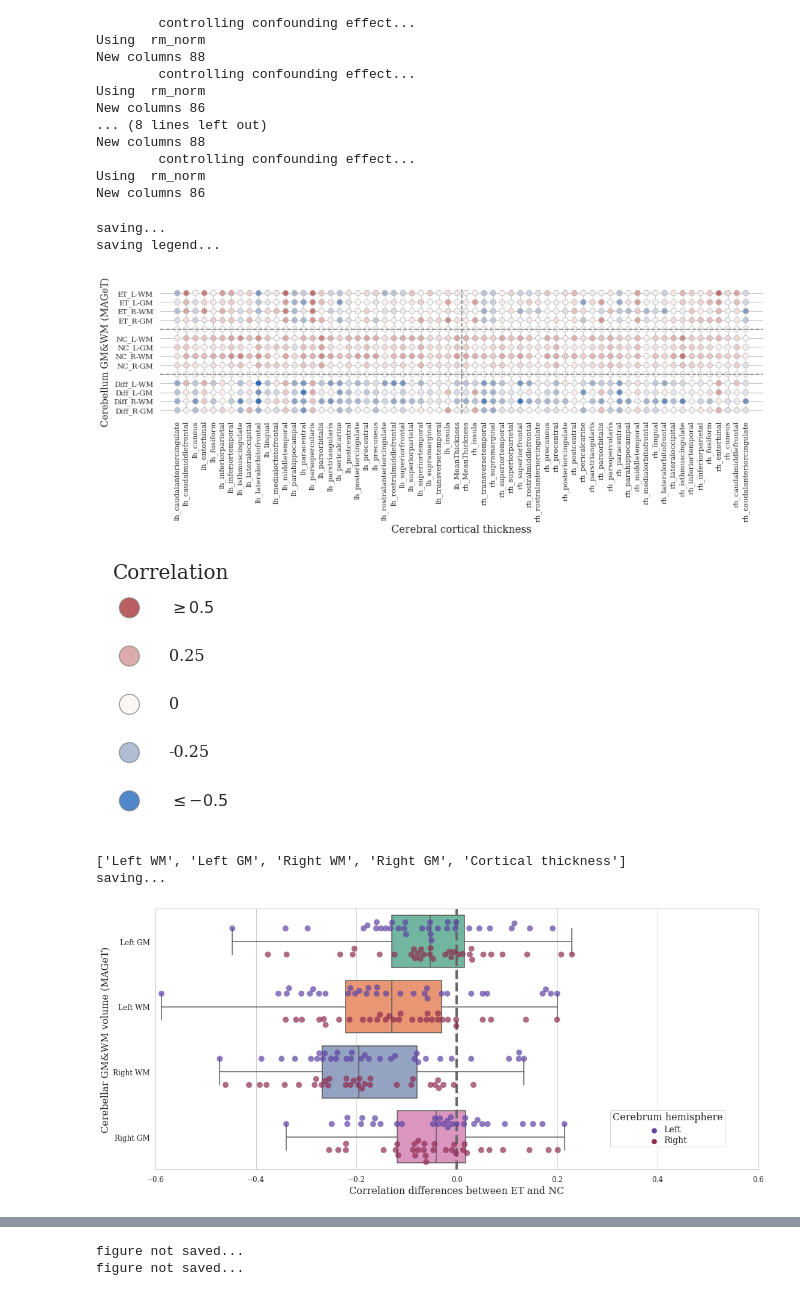
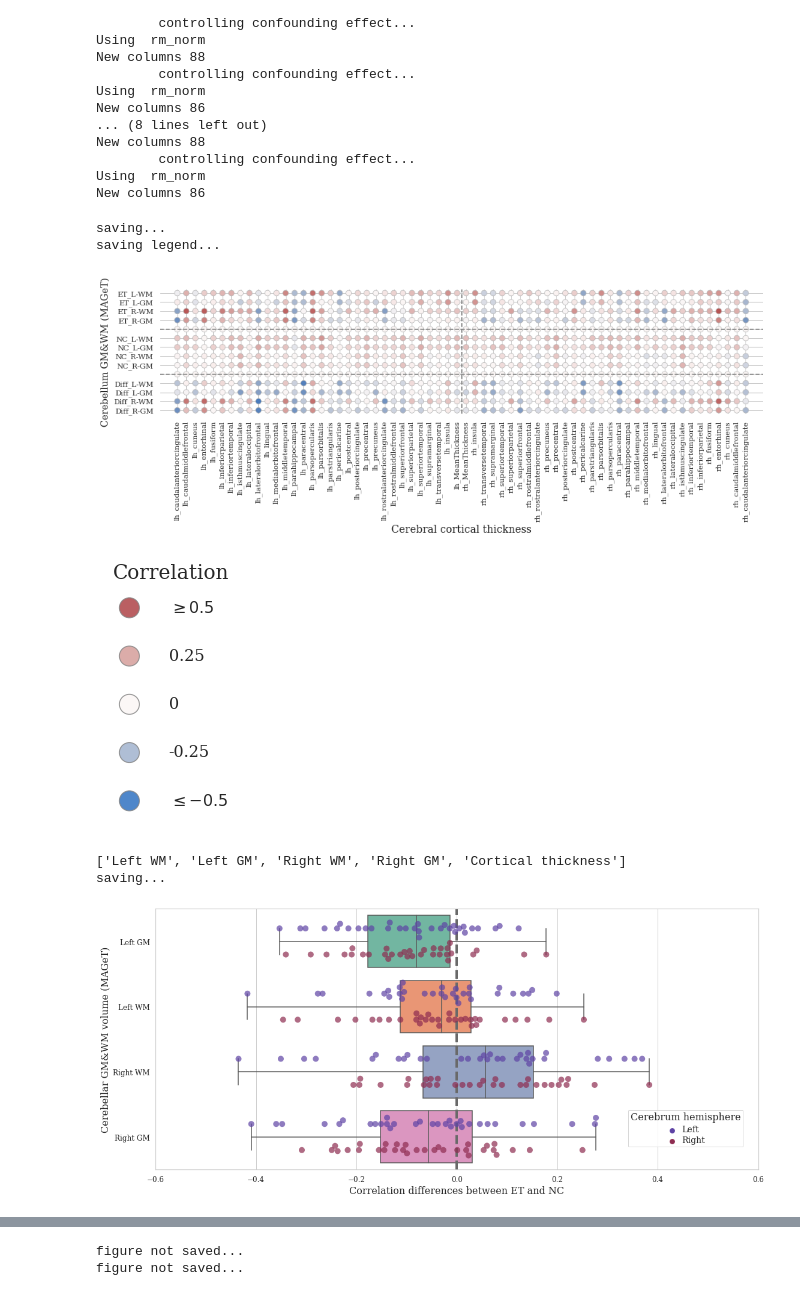
Before and after one commit to neurodatascience/ET_biomarker, a Jupyter notebook: stats/5_structrual_cov.ipynb, the cells around one changed output, grey strips where cells are left out. Cells and saved outputs as stored; diff of their text form; code cells hidden in the pictures.

Commit message:
Fix stru_cov cerebellar GM&WM mistake, now provide both MAGeT and Freesurfer results.

```diff
--- a/stats/5_structrual_cov.ipynb
+++ b/stats/5_structrual_cov.ipynb
@@ -70,6 +70,7 @@ MAGeT_r_labels = ['R_I_IV','R_V','R_VI','R_Crus_I','R_Crus_II',
 length_lobule_list=len(MAGeT_l_labels)
 SUIT_l_labels = SUIT_l_labels_[:length_lobule_list];
 SUIT_r_labels = SUIT_r_labels_[:length_lobule_list];
+maget_cerebellar_list= ['Left_cerebellar_GM_MAGeT', 'Right_cerebellar_GM_MAGeT', 'L_CM', 'R_CM'];
 #cerebellum_list = ['Left_Cerebellum_WM','Left_Cerebellum_GM','Right_Cerebellum_WM','Right_Cerebellum_GM'];
 
 # Freesurfer 'Destrieux' 2009a atlas, and DKT atlas ROIs:
@@ -114,10 +115,14 @@ import scipy.stats as sci_sts
 from utils_.utils import ctr_tiv, glm_test, rep_model, ctr_by_nc, cal_es, creat_Bonf_df
 
 cerebellar_tar_suit_list  = cerebellum_list+SUIT_l_labels +SUIT_r_labels;
-cerebellar_tar_maget_list = cerebellum_list+MAGeT_l_labels+MAGeT_r_labels;
+cerebellar_tar_maget_list = maget_cerebellar_list+MAGeT_l_labels+MAGeT_r_labels;
 
 def data_prep(df, etiv_, cort_measure, cort_atlas, cere_measure, confound_ctr, alpha_):
     res_dict={}
+    if 'Left_cerebellar_GM_MAGeT' in cere_measure:
+        df[cerebellum_list]=df[maget_cerebellar_list];
+        df=df.drop(columns=maget_cerebellar_list);
+        cere_measure = cerebellum_list+MAGeT_l_labels+MAGeT_r_labels;
     for cortical_m_ in cort_measure:
         res_dict[cortical_m_]={};
         if cort_atlas=='DKT':
@@ -214,10 +219,10 @@ area_diff_maget_df= maget_ctr_DKT['area']['ET_corr']-maget_ctr_DKT['area']['NC_c
 cere_labels=suit_ctr_DKT['cth']['cerebellar_list']; cere_len = len(cere_labels);
 cort_labels=suit_ctr_DKT['cth']['cortical_list'];   cort_len = len(cort_labels);
 # %%
+#MAGeT structral covariance results
 import matplotlib.pyplot as plt
 off_set_cth=-10; off_set_vol=-7; off_set_area=-5;
 # SUIT cth stru_cov of ET and NC
-titile_str='(a) ET cerebellum ROIs (SUIT)'
 maget_strcov_et=maget_ctr_DKT['cth']['ET_corr'].iloc[24:,:4];
 maget_strcov_nc=maget_ctr_DKT['cth']['NC_corr'].iloc[24:,:4];
 maget_strcov_diff=maget_strcov_et-maget_strcov_nc;
@@ -287,7 +292,7 @@ if save_fig:
 # %% [output]
 saving...
 saving legend...
-[figure, old version]
+[figure, new version]
 [figure]
 # %%
 #maget_strcov_diff['Hemishpere']=32*['Left']+32*['Right']
@@ -309,35 +314,35 @@ figure_size = (18,8)
 f1 = plt.figure(figsize=figure_size, facecolor='w', edgecolor='lightgray')
 plt.axvline(x=0, color='dimgray', linestyle='--', linewidth=4)
 ax = sns.boxplot(data=df_vis,   x="Correlation", y="Cerebellar volumne", order=cerebellum_order, whis=np.inf, palette="Set2")
 ax.set_ylabel("")
 ax = sns.swarmplot(data=df_vis, x="Correlation", y="Cerebellar volumne", order=cerebellum_order, hue="Cerebrum hemisphere", dodge=True,
                    size=10, palette="twilight",alpha=0.7)
 #x-axis
 ax.set_xlim(-0.6,0.6)
 ax.set_xlabel("Correlation differences between ET and NC", fontdict={'fontsize':16})
 for label in ax.get_xticklabels():
     label.set_fontsize(12)
 #y-axis
 ax.set_ylabel("Cerebellar GM&WM volume (MAGeT)", fontdict={'fontsize':16})
 for label in ax.get_yticklabels():
     label.set_fontsize(12)
 #legend
 plt.setp(ax.get_legend().get_texts(), fontsize='14')
 plt.setp(ax.get_legend().get_title(), fontsize='16')
-ax.get_legend().set_bbox_to_anchor(bbox=(0.75, 0.24), transform=None)
+ax.get_legend().set_bbox_to_anchor(bbox=(0.78, 0.24), transform=None)
 #ax.legend(loc='center left', bbox_to_anchor=(1, 0.5))
 plt.axvline(x=31.5, color='gray', linestyle='--')
 plt.axhline(y=4, color='gray', linestyle='--')
 plt.axhline(y=9, color='gray', linestyle='--')
 if save_fig:
     print('saving...');
     plt.savefig((fig_dir/("Fig3b_"+titile_str+".jpg")), dpi=300, bbox_inches='tight', pad_inches=0.1)
 else:
     print('figure not saved...')
 # %% [output]
 ['Left WM', 'Left GM', 'Right WM', 'Right GM', 'Cortical thickness']
 saving...
-[figure, old version]
+[figure, new version]
 # %%
 import numpy as np
 print('ET and NC diff MAGeT stru_cov overall mean:')
```
Also changed, not shown: parts of 5 cells of this notebook, 4 other files.
